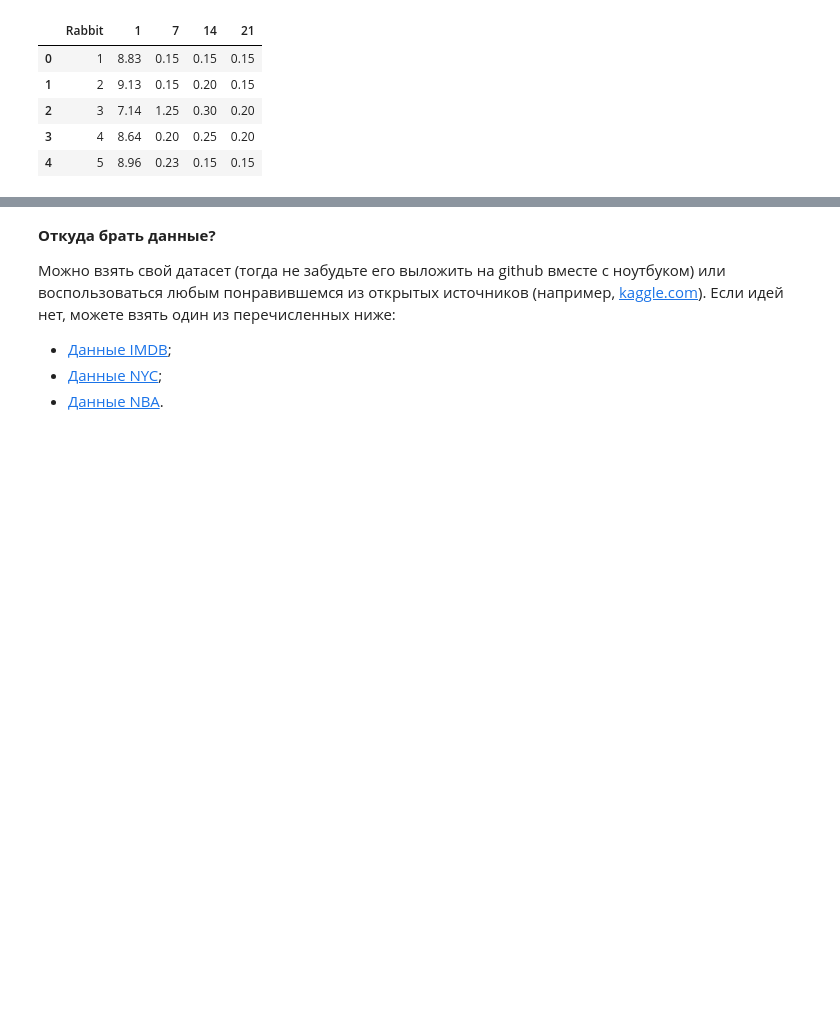
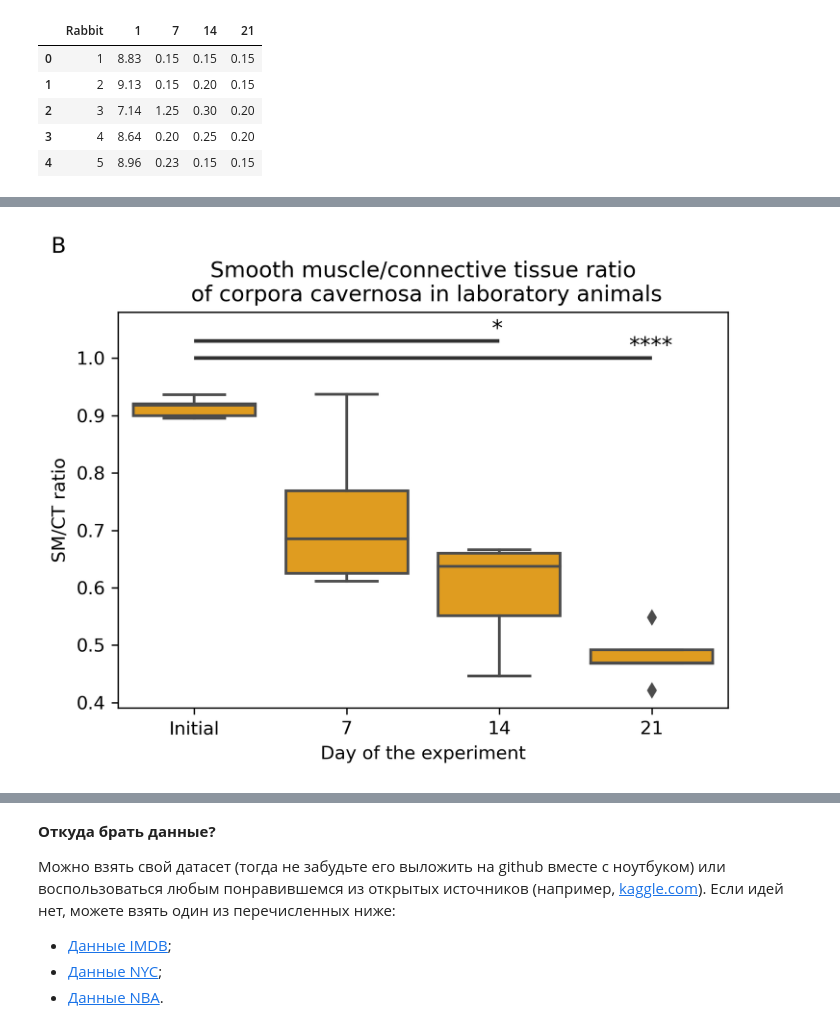
Before and after one commit to doompro1/NetologyPython, a Jupyter notebook: PYDA_homeworks-master/Визуализация данных/visualization.ipynb, the cells around one changed output, grey strips where cells are left out. Saved outputs shown, nothing was run; the diff lists cells and outputs as text; code cells hidden in the pictures; blank space fills up the shorter version.

```diff
--- a/PYDA_homeworks-master/Визуализация данных/visualization.ipynb
+++ b/PYDA_homeworks-master/Визуализация данных/visualization.ipynb
@@ -115,0 +106,3 @@ FileNotFoundError: [Errno 2] No such file or directory: 'plots/ST_dynamics.svg'
+# %%
+Morphometry_ratio = pd.read_csv("Morphometry_ratio.csv")
+Morphometry_ratio.head(20)
@@ -115,0 +127,25 @@ FileNotFoundError: [Errno 2] No such file or directory: 'plots/ST_dynamics.svg'
+# %%
+pal = {day: 'deepskyblue' for day in Morphometry_ratio['day'].unique()}
+
+plt.figure(figsize=(6, 4), dpi=300)
+
+sns.boxplot(x='day', y='SMCT', data=Morphometry_ratio, color = 'orange')
+
+plt.xticks(range(4), ['Initial', '7', '14', '21'])
+
+plt.xlabel('Day of the experiment')
+plt.ylabel('SM/CT ratio')
+
+plt.hlines(y=1.03, xmin=0, xmax=2, linewidth=2, colors='#333333')
+plt.hlines(y=1, xmin=0, xmax=3, linewidth=2, colors='#333333')
+
+plt.text(x=2-0.05, y=1.04, s='*', fontsize=12)
+plt.text(x=3-0.15, y=1.01, s='****', fontsize=12)
+
+plt.ylim(top=1.08)
+
+plt.title('B                                                                                                         \n Smooth muscle/connective tissue ratio \n of corpora cavernosa in laboratory animals')
+
+plt.savefig('pal.svg')
+# %% [output]
+[figure, added]
```
Also changed, not shown: parts of 6 cells of this notebook, 5 other files.
